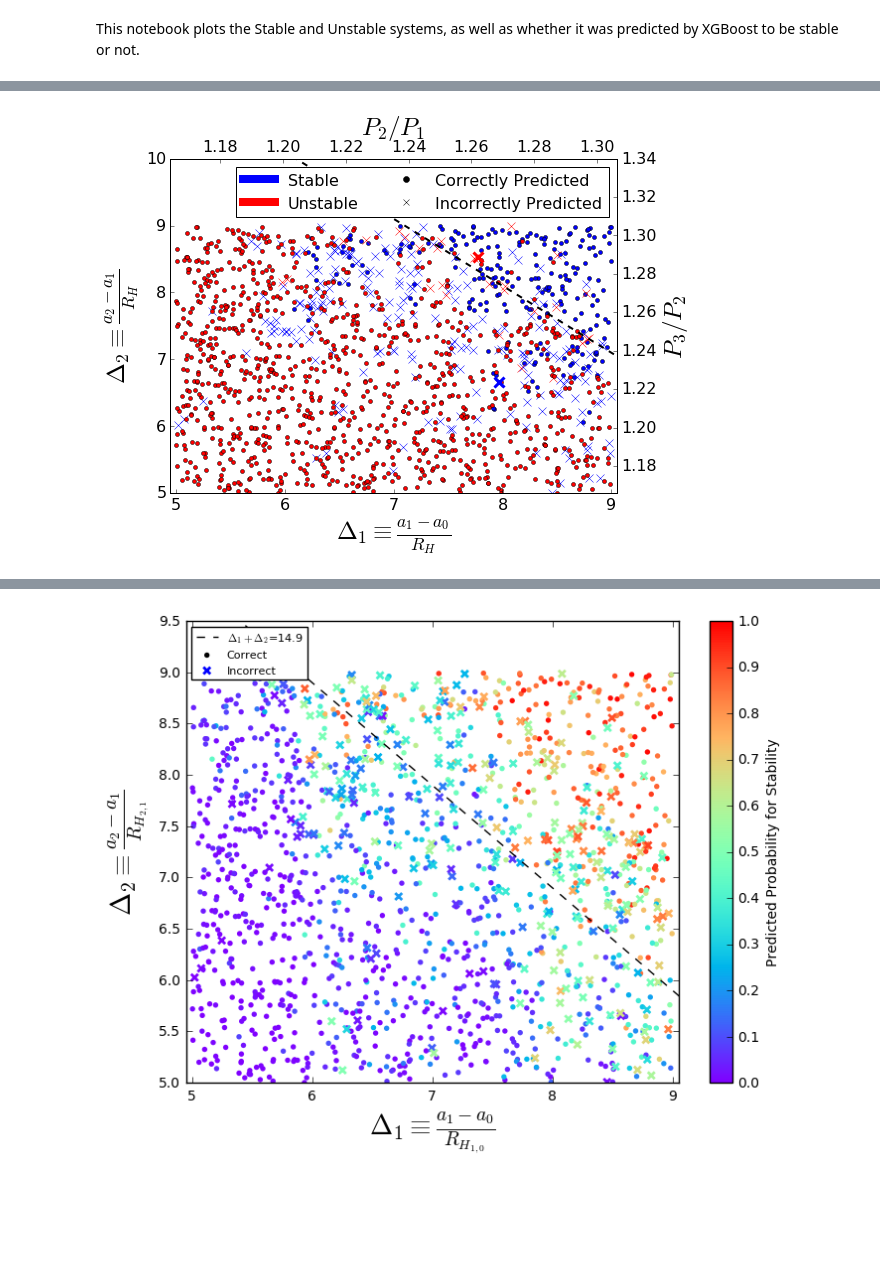
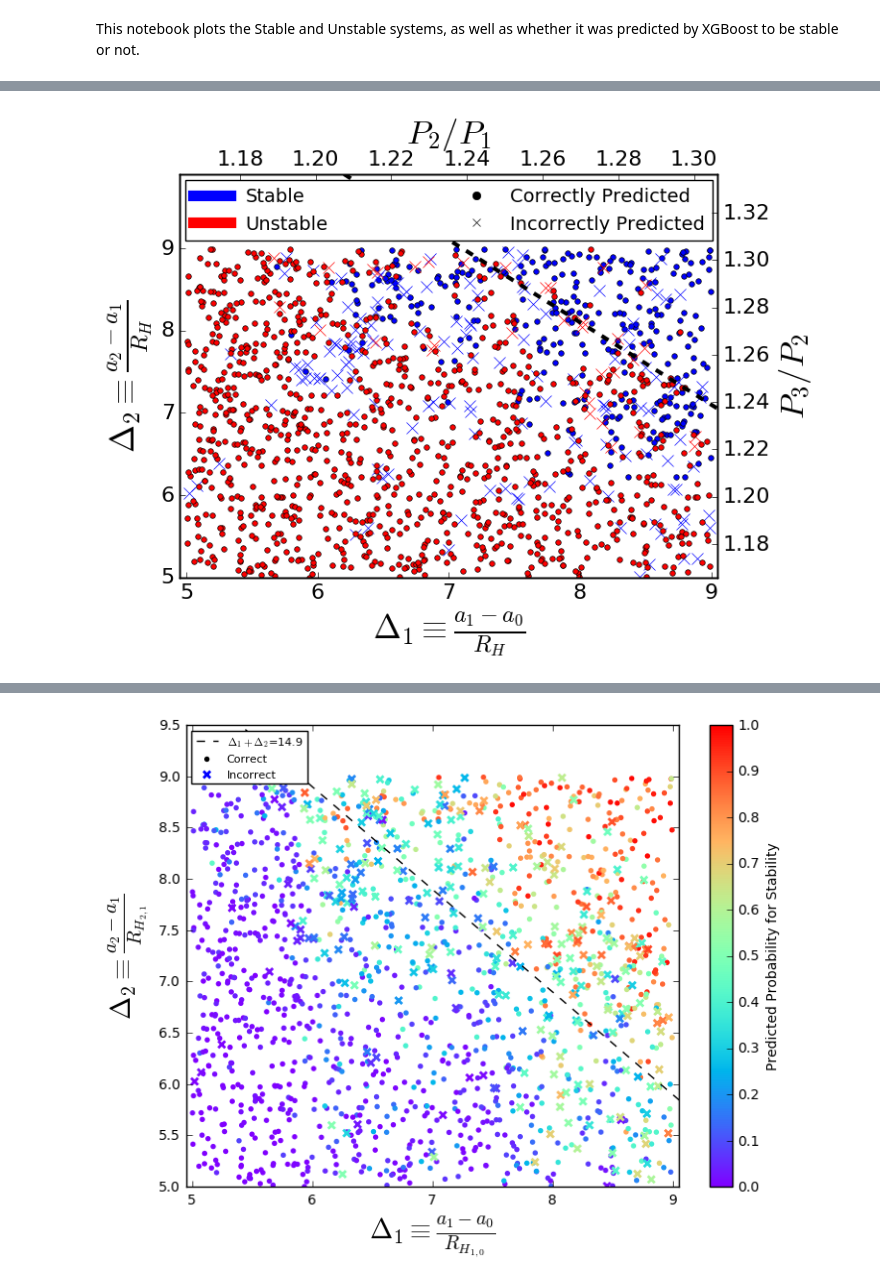
Before and after one commit to dtamayo/Stability, a Jupyter notebook: Analysis/plot_systems.ipynb, the cells around one changed output, grey strips where cells are left out. Cells and saved outputs as stored; diff of their text form; code cells hidden in the pictures; blank space fills up the shorter version.

Commit message:
updated figures

```diff
--- a/Analysis/plot_systems.ipynb
+++ b/Analysis/plot_systems.ipynb
@@ -9,6 +84,6 @@ import matplotlib.cm as cm
 # %%
 #This is the old data from Diana's model, i.e. not including short orbit integrations
-data = pd.read_csv("ari.csv",header=0)
+data = pd.read_csv("ariSI.csv",header=0)
 RHThresh = 16.1
 XGBThresh = 0.768
 Stable = data[data["Stable"]==True]
@@ -27,7 +102,7 @@ axes.plot(Stable[xaxis].loc[Stable["predprob"]>XGBThresh],Stable[yaxis].loc[Stab
 axes.plot(Stable[xaxis].loc[Stable["predprob"]<=XGBThresh],Stable[yaxis].loc[Stable["predprob"]<=XGBThresh],marker="x",markersize=8,color=stable_pred_color,linestyle="None",label="Stable, Predicted Unstable")
 axes.plot(Unstable[xaxis].loc[Unstable["predprob"]>XGBThresh],Unstable[yaxis].loc[Unstable["predprob"]>XGBThresh],marker="x",markersize=8,color=unstable_pred_color,linestyle="None",label="Unstable, Predicted Stable")
 axes.plot(Unstable[xaxis].loc[Unstable["predprob"]<=XGBThresh],Unstable[yaxis].loc[Unstable["predprob"]<=XGBThresh],marker="o",markersize=4,color=unstable_pred_color,linestyle="None",label="Unstable, Predicted Unstable")
-miny,maxy,minx,maxx = 5,10,4.95,9.05
+miny,maxy,minx,maxx = 5,9.9,4.95,9.05
 axes.set_ylim([miny,maxy])
 axes.set_xlim([minx,maxx])
 axes.set_xlabel(r"$ \Delta_1 \equiv \frac{a_1 - a_0}{R_H}$", fontsize=fontsize)
@@ -38,43 +113,45 @@ blue = plt.Line2D((0,1),(0,0), color='b', linestyle='-', linewidth=8)
 red = plt.Line2D((0,1),(0,0), color='r', linestyle='-', linewidth=8)
 correct = plt.Line2D(range(1), range(1), color="black", marker='o', markerfacecolor="black", linestyle='')
 incorrect = plt.Line2D(range(1), range(1), color="black", marker='x', markerfacecolor="black", linestyle='')
-leg = axes.legend([blue, red, correct, incorrect], ['Stable', 'Unstable', 'Correctly Predicted', 'Incorrectly Predicted'], ncol=2, numpoints=1, fontsize=16)
-
+leg = axes.legend([blue, red, correct, incorrect], ['Stable', 'Unstable', 'Correctly Predicted', 'Incorrectly Predicted'], ncol=2, numpoints=1, fontsize=14, mode="expand", borderaxespad=0.3,loc='upper right')
 #Lissauer et al. (2011)
 x = np.arange(5,9.5,0.1)
-axes.plot(x,RHThresh-x, 'k--', lw=2, label='$\Delta_1 + \Delta_2$=%.1f'%RHThresh)
+axes.plot(x,RHThresh-x, 'k--', lw=3, label='$\Delta_1 + \Delta_2$=%.1f'%RHThresh)
 
 #add labels for sim_id=4002 and 4283
+'''
 sim_ids = [4002,4283]
 plot_colors = ['red','blue']
 xy = zip(data)
 for i,ids in enumerate(sim_ids):
     xy = [data.loc[data["Sim_ID"]==ids,xaxis],data.loc[data["Sim_ID"]==ids,yaxis]]
     plt.plot(xy[0],xy[1],marker='x',color=plot_colors[i],mew=3, ms=10, label='')
     #plt.annotate('%d' % ids, xy=xy, textcoords='data')
 plt.xticks(fontsize=tickfontsize)
 plt.yticks(fontsize=tickfontsize)
+'''
 
 #second axes
 axes2 = axes.twinx()
 mn, mx = axes2.get_ylim()
 lowx,highx,lowy,highy = (0.021544*minx+1)**1.5, (0.021544*maxx+1)**1.5, (0.021544*miny+1)**1.5, (0.021544*maxy+1)**1.5
 axes2.set_ylim(lowy,highy)
 axes2.set_ylabel('$P_3/P_2$', fontsize=fontsize)
 
 plt.xticks(fontsize=tickfontsize)
 plt.yticks(fontsize=tickfontsize)
 
 axes3 = axes.twiny()
 mn, mx = axes2.get_xlim()
 axes3.set_xlim(lowx,highx)
 axes3.set_xlabel('$P_2/P_1$', fontsize=fontsize)
 
 axes.tick_params(axis='both', labelsize=tickfontsize)
 axes2.tick_params(axis='both', labelsize=tickfontsize)
 axes3.tick_params(axis='both', labelsize=tickfontsize)
 
 axes.plot()
-plt.savefig("ICpredictions.pdf")
+plt.subplots_adjust(left=0.15, right=0.85, top=0.85, bottom=0.15)
+plt.savefig("SIpredictions.pdf")
 # %% [output]
-[figure, old version]
+[figure, new version]
```
Also changed, not shown: parts of 2 cells of this notebook, 3 other files.
